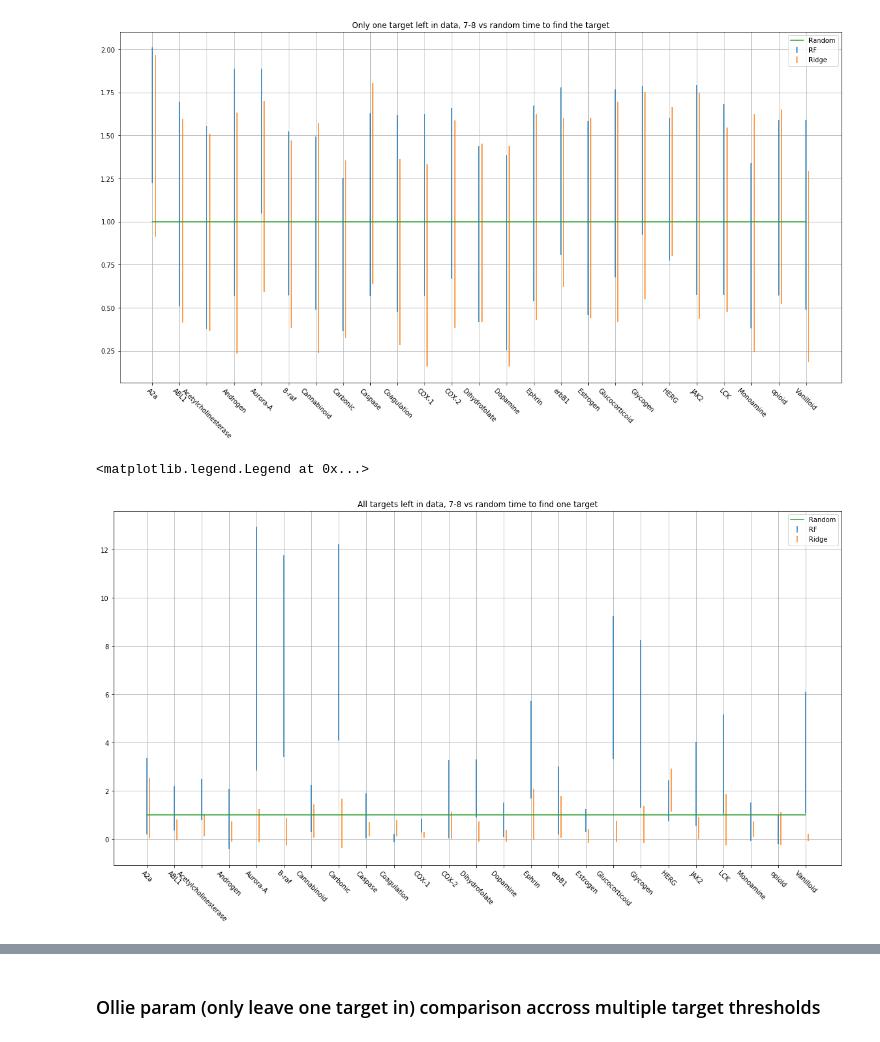
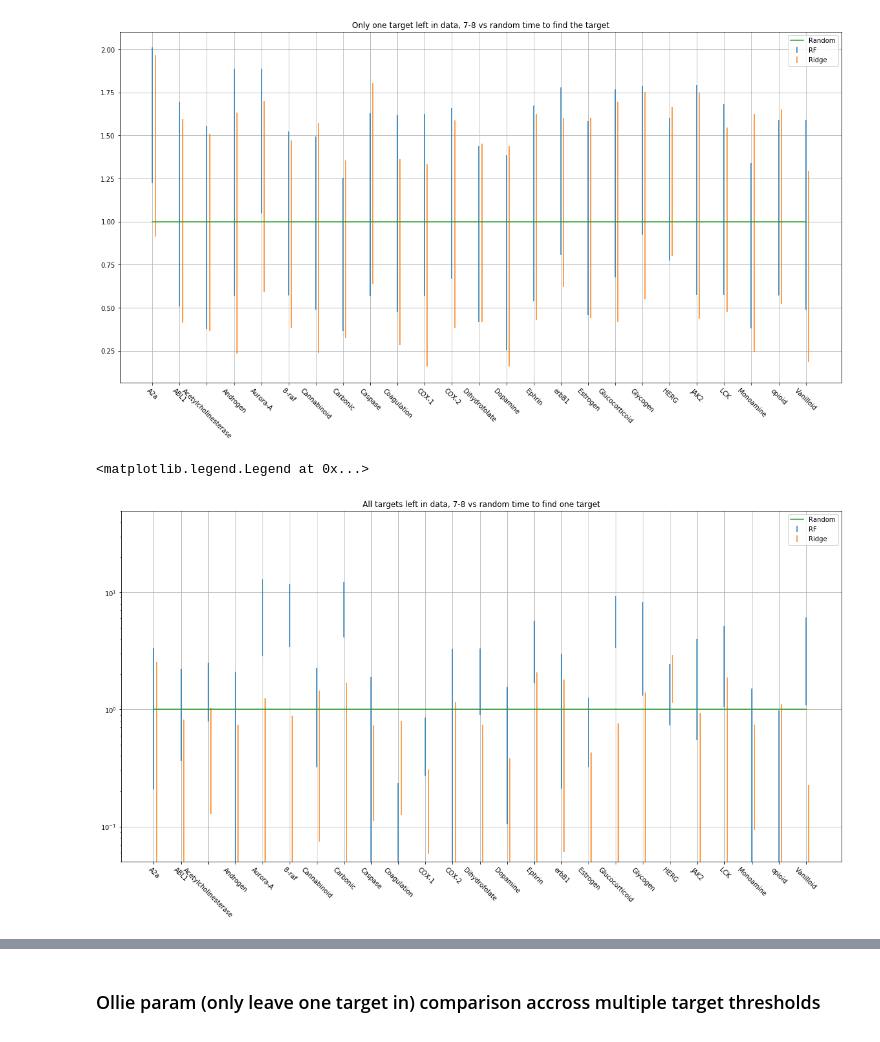
Before and after one commit to owatson/QuantileBootstrap, a Jupyter notebook: Paper2.ipynb, the cells around one changed output, grey strips where cells are left out. Cells and saved outputs as stored; diff of their text form; code cells hidden in the pictures.

```diff
--- a/Paper2.ipynb
+++ b/Paper2.ipynb
@@ -445,19 +447,21 @@ legend(loc='best')
 # %%
 rf5_9 = map(lambda x: full_results_ft07[x]['7_8']['rf']['mean'], targets)
 rf5_9e = map(lambda x: full_results_ft07[x]['7_8']['rf']['stderr'], targets)
 rd5_9 = map(lambda x: full_results_ft07[x]['7_8']['ridge']['mean'], targets)
 rd5_9e = map(lambda x: full_results_ft07[x]['7_8']['ridge']['stderr'], targets)
 
 errorbar(np.arange(25), rf5_9, rf5_9e, label='RF', fmt='none')
 errorbar(np.arange(25)+0.1, rd5_9, rd5_9e, label='Ridge', fmt='none')
 plot(np.arange(25), np.ones(25), label='Random')
+yscale('log')
+ylim((0.05, 50))
 grid(True)
 title('All targets left in data, 7-8 vs random time to find one target')
 plt.xticks(np.arange(25), targets, rotation=-45)
 legend(loc='best')
 # %% [output]
 <matplotlib.legend.Legend at 0x...>
-[figure, old version]
+[figure, new version]
 # %%
 rf5_9 = map(lambda x: full_results_ft07_4[x]['7_8']['rf']['mean'], targets)
 rf5_9e = map(lambda x: full_results_ft07_4[x]['7_8']['rf']['stderr'], targets)
```
Also changed, not shown: parts of 17 cells of this notebook.
